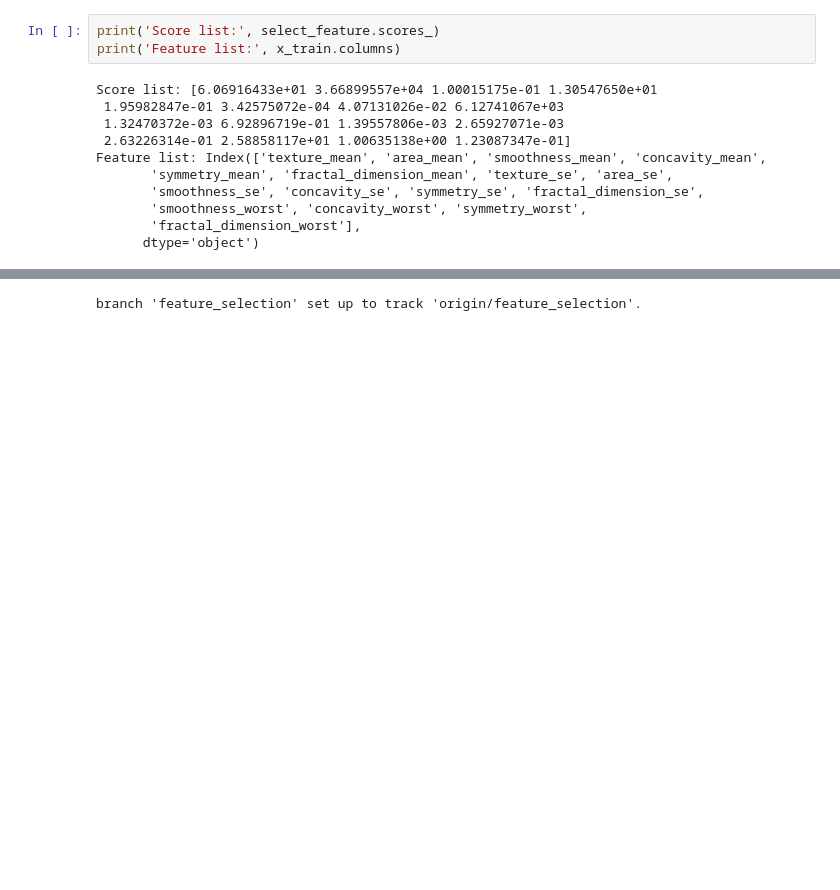
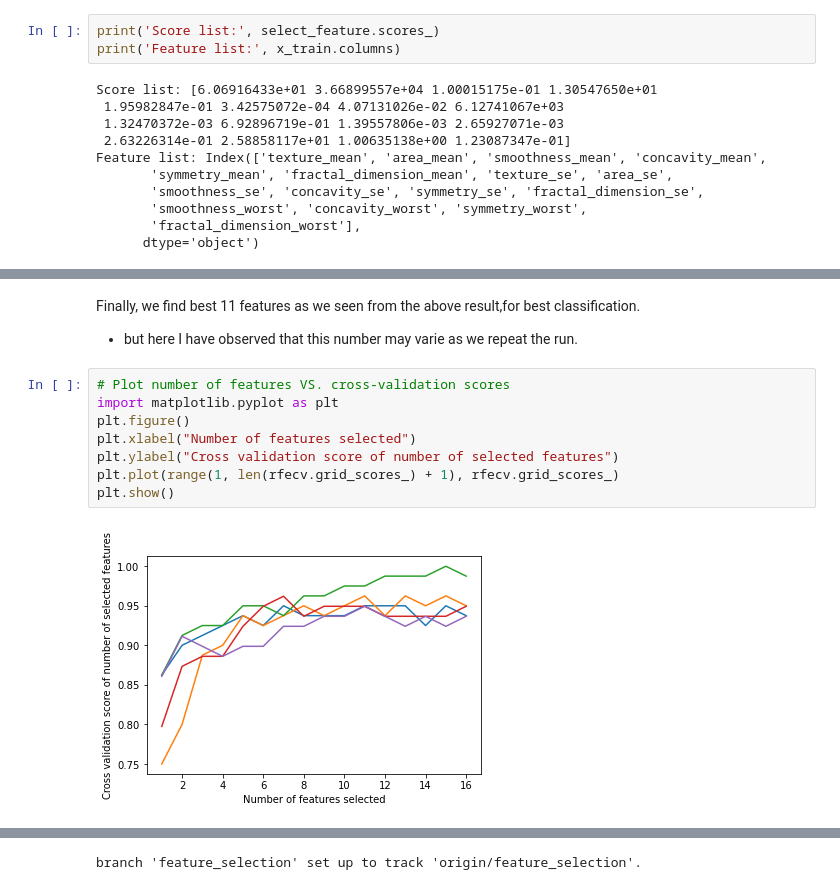
Before and after one commit to gezish/causal_inference_using_ml, a Jupyter notebook: notebooks/feature_selection.ipynb, the cells around one changed output, grey strips where cells are left out. Saved outputs shown, nothing was run; the diff lists cells and outputs as text; blank space fills up the shorter version.

```diff
--- a/notebooks/feature_selection.ipynb
+++ b/notebooks/feature_selection.ipynb
@@ -220,0 +292,13 @@ Feature list: Index(['texture_mean', 'area_mean', 'smoothness_mean', 'concavity_
+# %% [markdown]
+Finally, we find best 11 features as we seen from the above result,for best classification.
+- but here I have observed that this number may varie as we repeat the run.
+# %%
+# Plot number of features VS. cross-validation scores
+import matplotlib.pyplot as plt
+plt.figure()
+plt.xlabel("Number of features selected")
+plt.ylabel("Cross validation score of number of selected features")
+plt.plot(range(1, len(rfecv.grid_scores_) + 1), rfecv.grid_scores_)
+plt.show()
+# %% [output]
+[figure, added]
```
Also changed, not shown: parts of 24 cells of this notebook.
